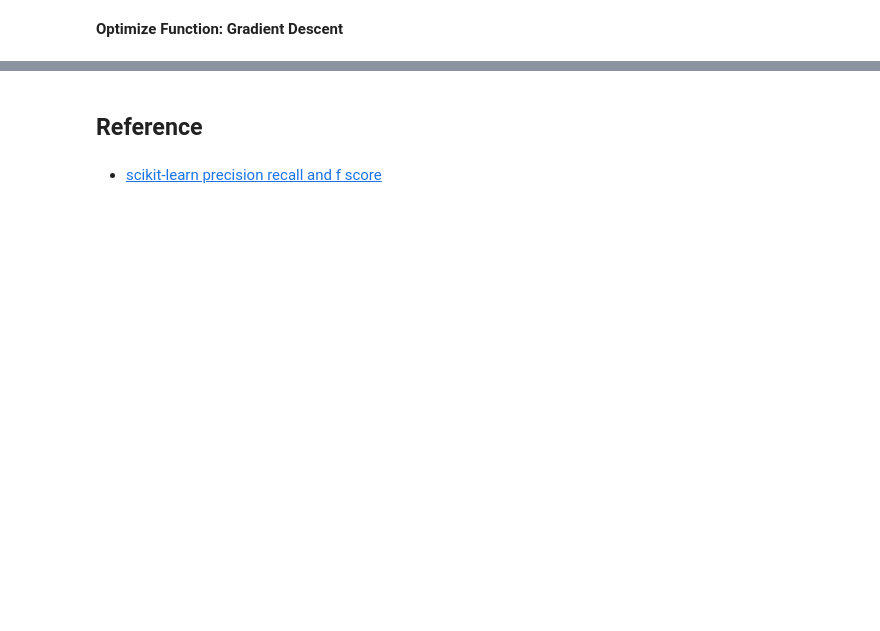
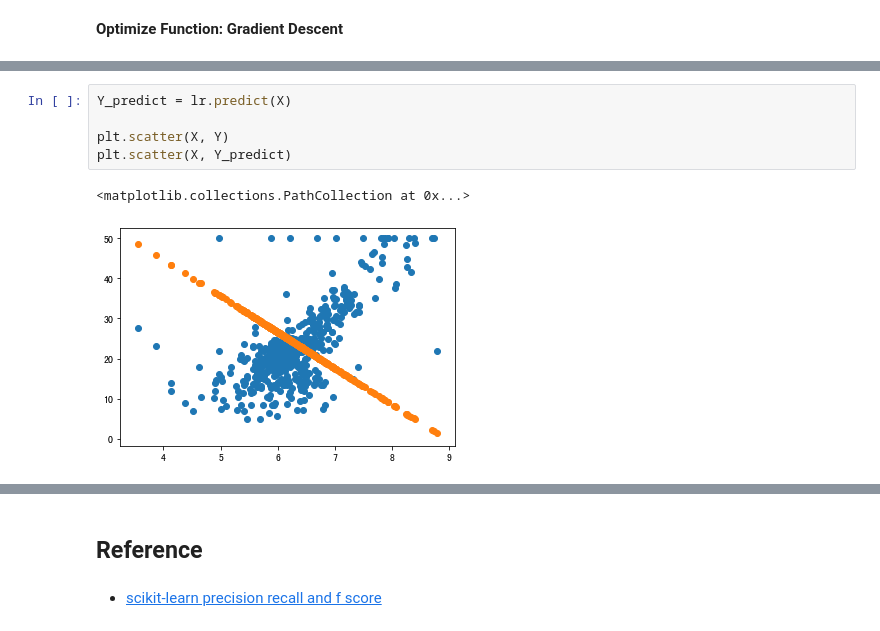
Before and after one commit to hotbaby/kkb, a Jupyter notebook: nlp-2019-autumn/lecture03/Assignment-03.ipynb, the cells around one changed output, grey strips where cells are left out. Saved outputs shown, nothing was run; the diff lists cells and outputs as text; blank space fills up the shorter version.

```diff
--- a/nlp-2019-autumn/lecture03/Assignment-03.ipynb
+++ b/nlp-2019-autumn/lecture03/Assignment-03.ipynb
@@ -589,0 +654,8 @@ TODO
+# %%
+Y_predict = lr.predict(X)
+
+plt.scatter(X, Y)
+plt.scatter(X, Y_predict)
+# %% [output]
+<matplotlib.collections.PathCollection at 0x...>
+[figure, added]
```
Also changed, not shown: parts of 20 cells of this notebook.
